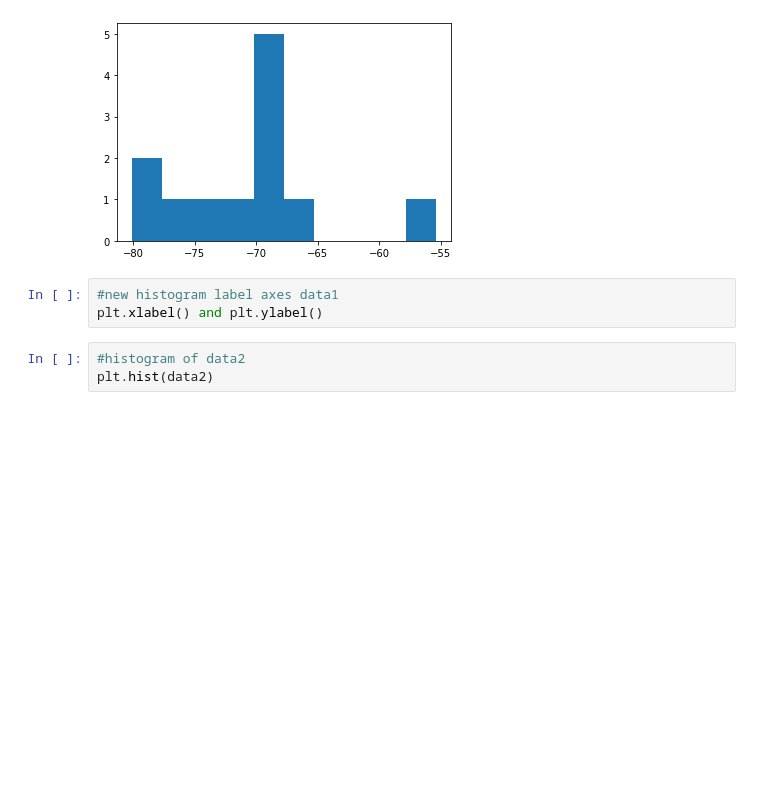
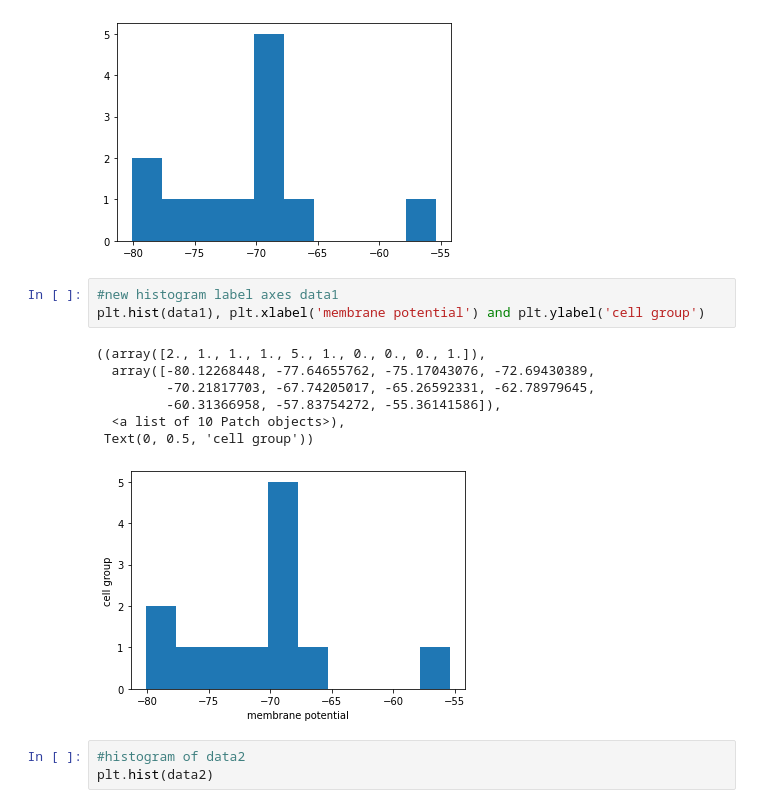
Before and after one commit to nellyfadil/Neuro-265, a Jupyter notebook: coding_homework_1.ipynb, the cells around one changed output. Cells and saved outputs as stored; diff of their text form; blank space fills up the shorter version.

```diff
--- a/coding_homework_1.ipynb
+++ b/coding_homework_1.ipynb
@@ -182,7 +182,15 @@ plt.hist(data1)
 [figure]
 # %%
 #new histogram label axes data1
-plt.xlabel() and plt.ylabel()
+plt.hist(data1), plt.xlabel('membrane potential') and plt.ylabel('cell group')
+# %% [output]
+((array([2., 1., 1., 1., 5., 1., 0., 0., 0., 1.]),
+  array([-80.12268448, -77.64655762, -75.17043076, -72.69430389,
+         -70.21817703, -67.74205017, -65.26592331, -62.78979645,
+         -60.31366958, -57.83754272, -55.36141586]),
+  <a list of 10 Patch objects>),
+ Text(0, 0.5, 'cell group'))
+[figure, added]
 # %%
 #histogram of data2
 plt.hist(data2)
```
Also changed, not shown: parts of 3 cells of this notebook.
